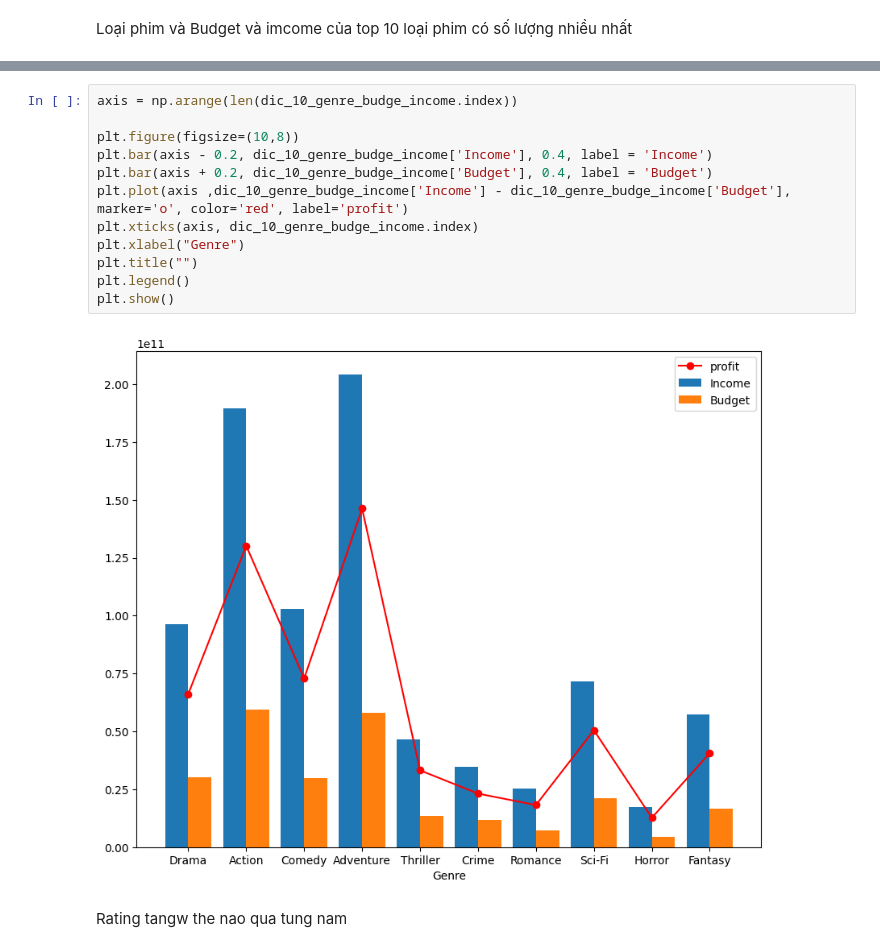
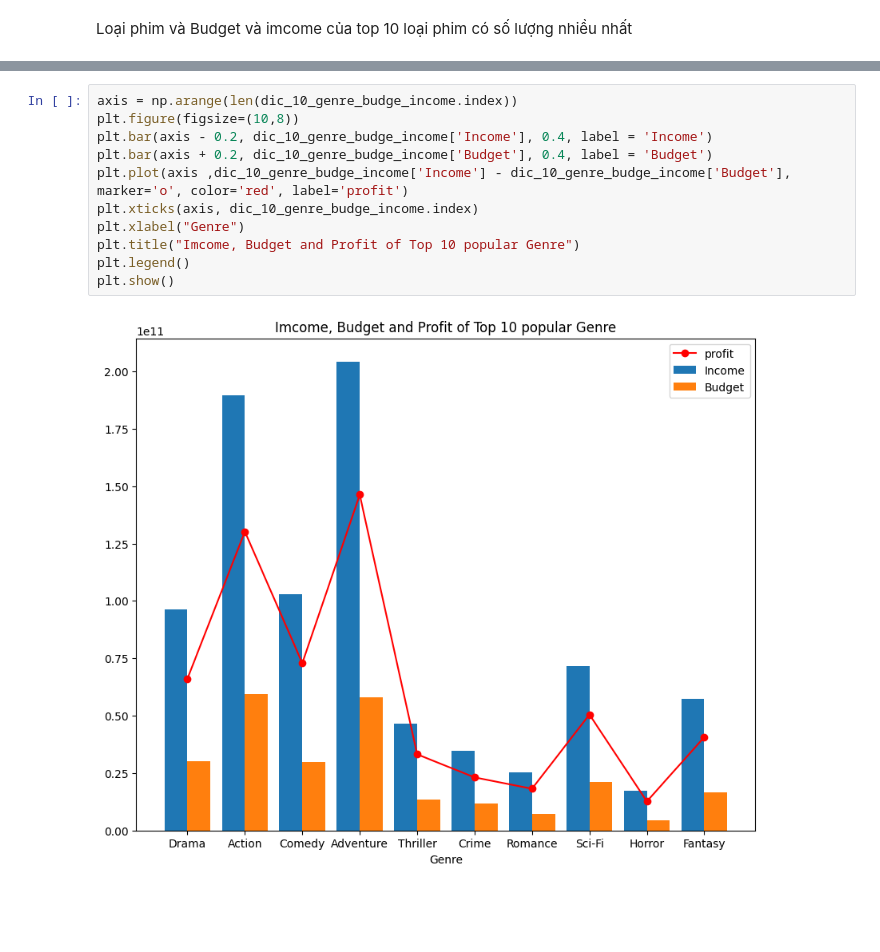
Before and after one commit to 20120273/Movie-Visualize, a Jupyter notebook: trucquan.ipynb, the cells around one changed output, grey strips where cells are left out. Cells and saved outputs as stored; diff of their text form; blank space fills up the shorter version.

```diff
--- a/trucquan.ipynb
+++ b/trucquan.ipynb
@@ -61,17 +49,14 @@ dic_10_genre_budge_income
 | Fantasy | 16680073355 | 57346188556 |
 # %%
 axis = np.arange(len(dic_10_genre_budge_income.index))
-
 plt.figure(figsize=(10,8))
 plt.bar(axis - 0.2, dic_10_genre_budge_income['Income'], 0.4, label = 'Income')
 plt.bar(axis + 0.2, dic_10_genre_budge_income['Budget'], 0.4, label = 'Budget')
 plt.plot(axis ,dic_10_genre_budge_income['Income'] - dic_10_genre_budge_income['Budget'], marker='o', color='red', label='profit')
 plt.xticks(axis, dic_10_genre_budge_income.index)
 plt.xlabel("Genre")
-plt.title("")
+plt.title("Imcome, Budget and Profit of Top 10 popular Genre")
 plt.legend()
 plt.show()
 # %% [output]
-[figure, old version]
+[figure, new version]
-# %% [markdown]
-Rating tangw the nao qua tung nam
```
Also changed, not shown: parts of 12 cells of this notebook.
